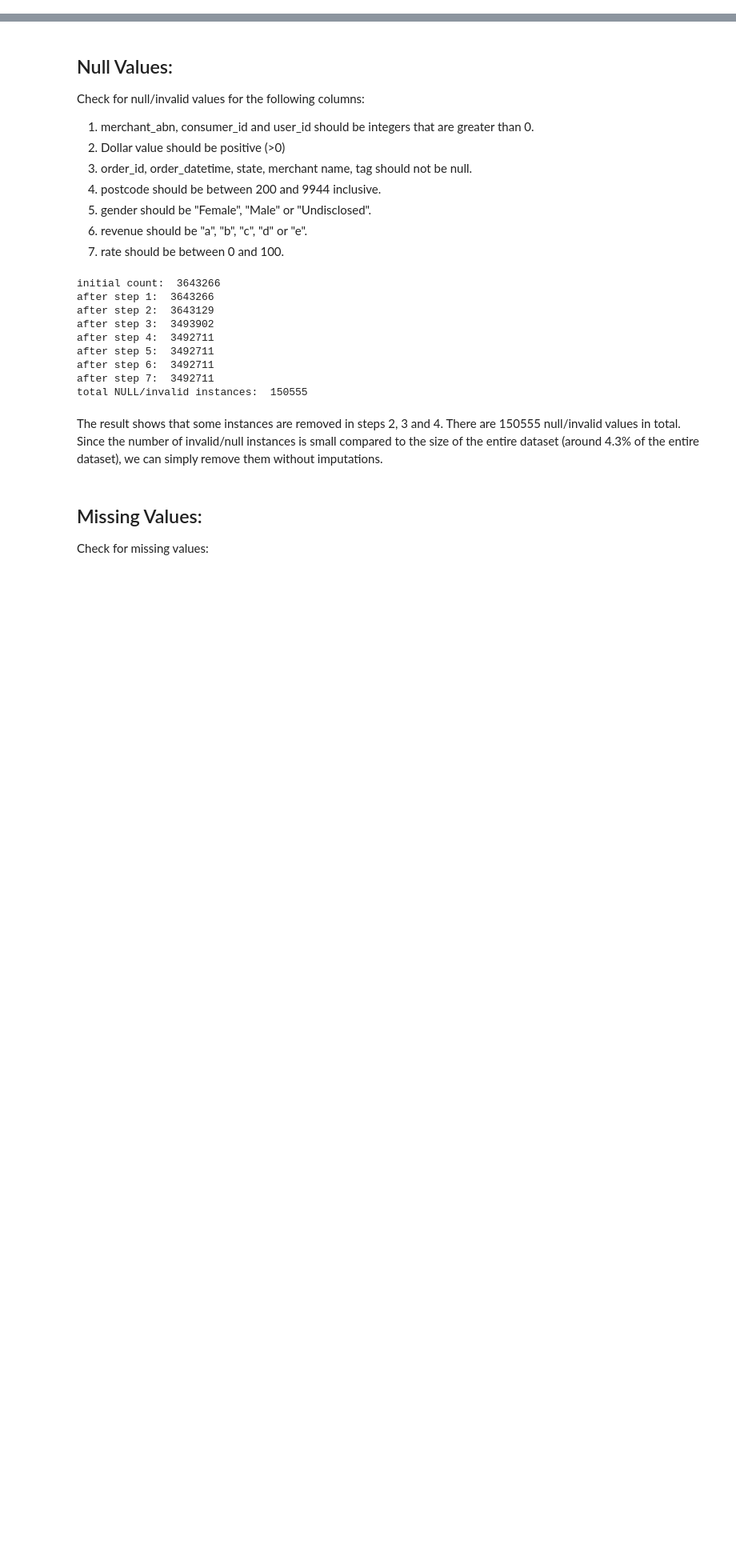
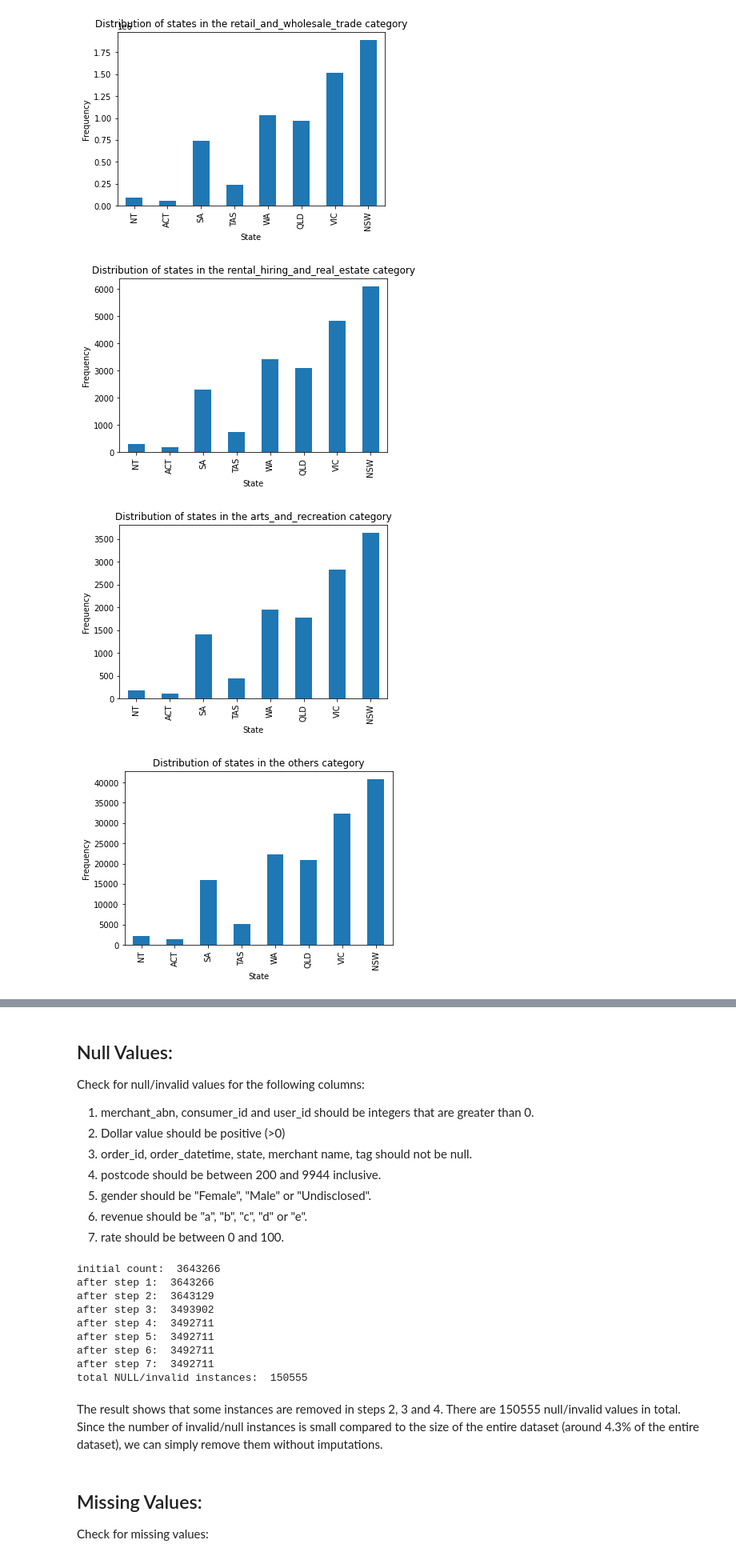
Before and after one commit to MAST30034-Applied-Data-Science/generic-buy-now-pay-later-project-group-56-bnlp, a Jupyter notebook: notebooks/personal_nb/derio_nb.ipynb, the cells around one changed output, grey strips where cells are left out. Shown: that part at 80% size. Saved outputs shown, nothing was run; the diff lists cells and outputs as text; code cells hidden in the pictures; blank space fills up the shorter version.

```diff
--- a/notebooks/personal_nb/derio_nb.ipynb
+++ b/notebooks/personal_nb/derio_nb.ipynb
@@ -40,0 +117,19 @@ only showing top 1 row
+# %%
+# draw a plot of distribution of transactions by state for each category
+for i in categories:
+
+    # calculate number of transactions by state
+    current_sdf = sdf.filter(F.col("category") == i[0])
+    genderpd = current_sdf.groupBy("state").count().toPandas()
+
+    # plot results
+    ax = genderpd.plot.bar(x = "state", y = "count", legend = False)
+    ax.set_xlabel("State")
+    ax.set_ylabel("Frequency")
+    ax.set_title("Distribution of states in the " + i[0] + " category")
+    plt.show
+# %% [output]
+[figure, added]
+[figure, added]
+[figure, added]
+[figure, added]
```
Also changed, not shown: parts of 7 cells of this notebook.
